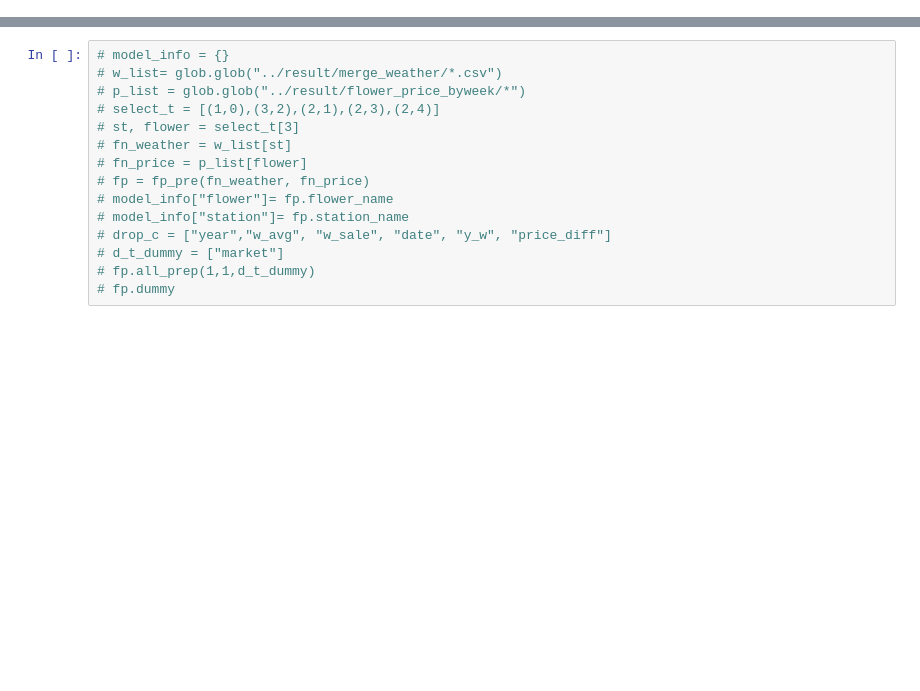
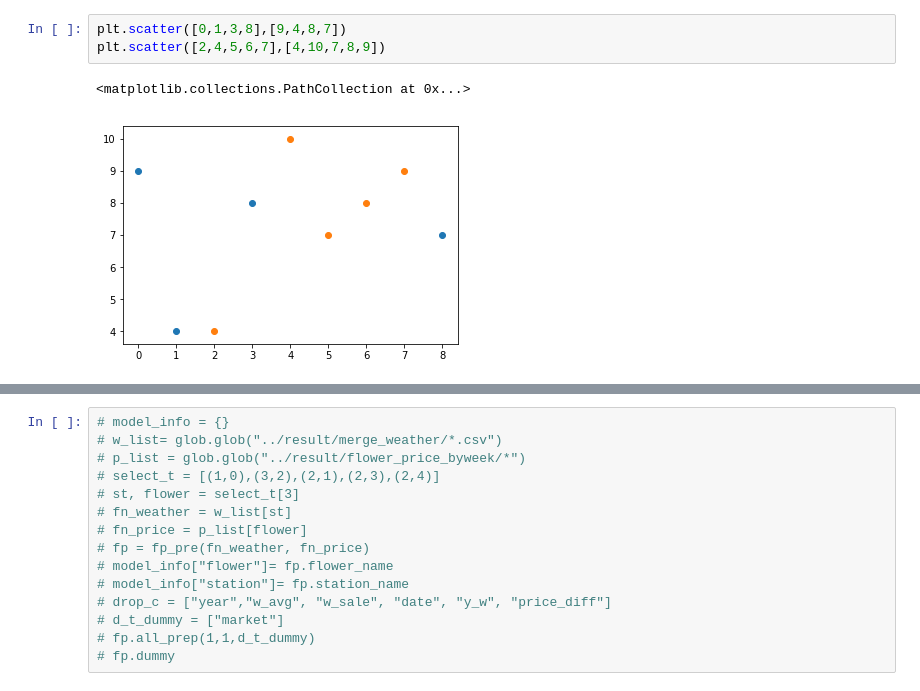
Before and after one commit to dogppatrick/python, a Jupyter notebook: cb105g4/stats_weather_price/001_class_price_pre.ipynb, the cells around one changed output, grey strips where cells are left out. Cells and saved outputs as stored; diff of their text form; blank space fills up the shorter version.

```diff
--- a/cb105g4/stats_weather_price/001_class_price_pre.ipynb
+++ b/cb105g4/stats_weather_price/001_class_price_pre.ipynb
@@ -264,0 +354,6 @@ class fp_pre:
+# %%
+plt.scatter([0,1,3,8],[9,4,8,7])
+plt.scatter([2,4,5,6,7],[4,10,7,8,9])
+# %% [output]
+<matplotlib.collections.PathCollection at 0x...>
+[figure, added]
```
Also changed, not shown: parts of 8 cells of this notebook, 1 other file.
